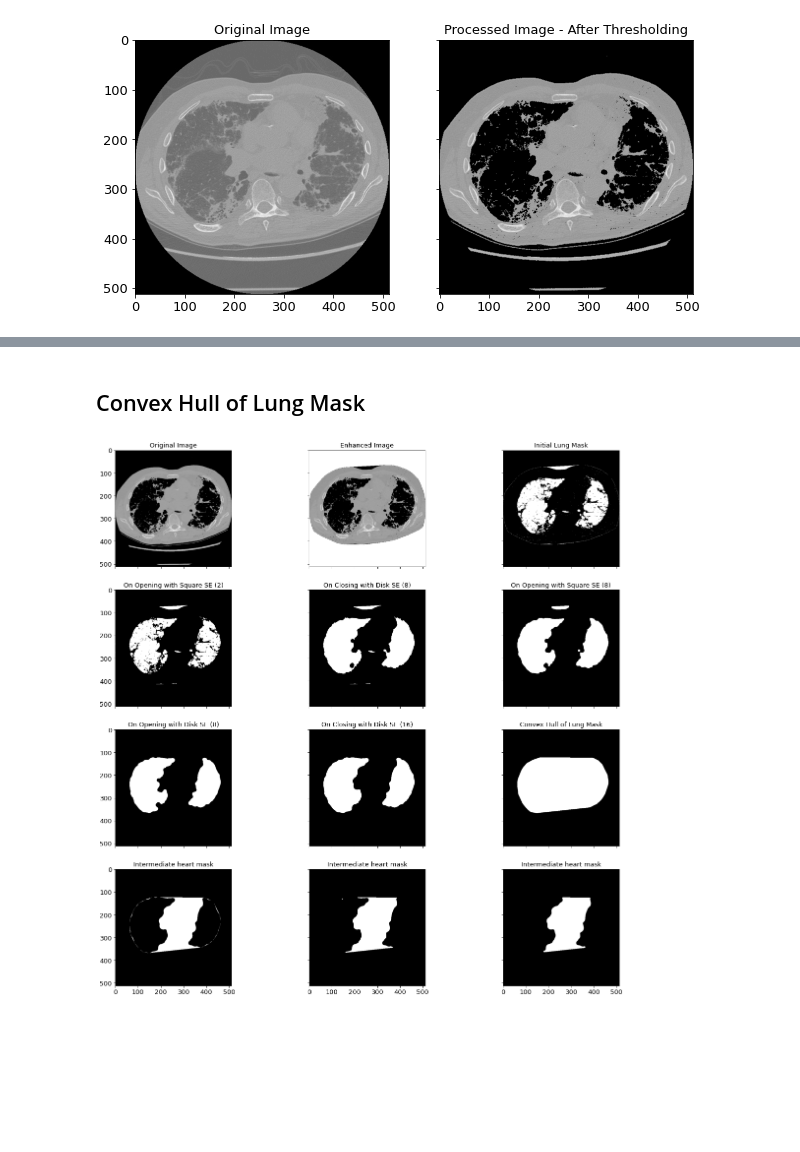
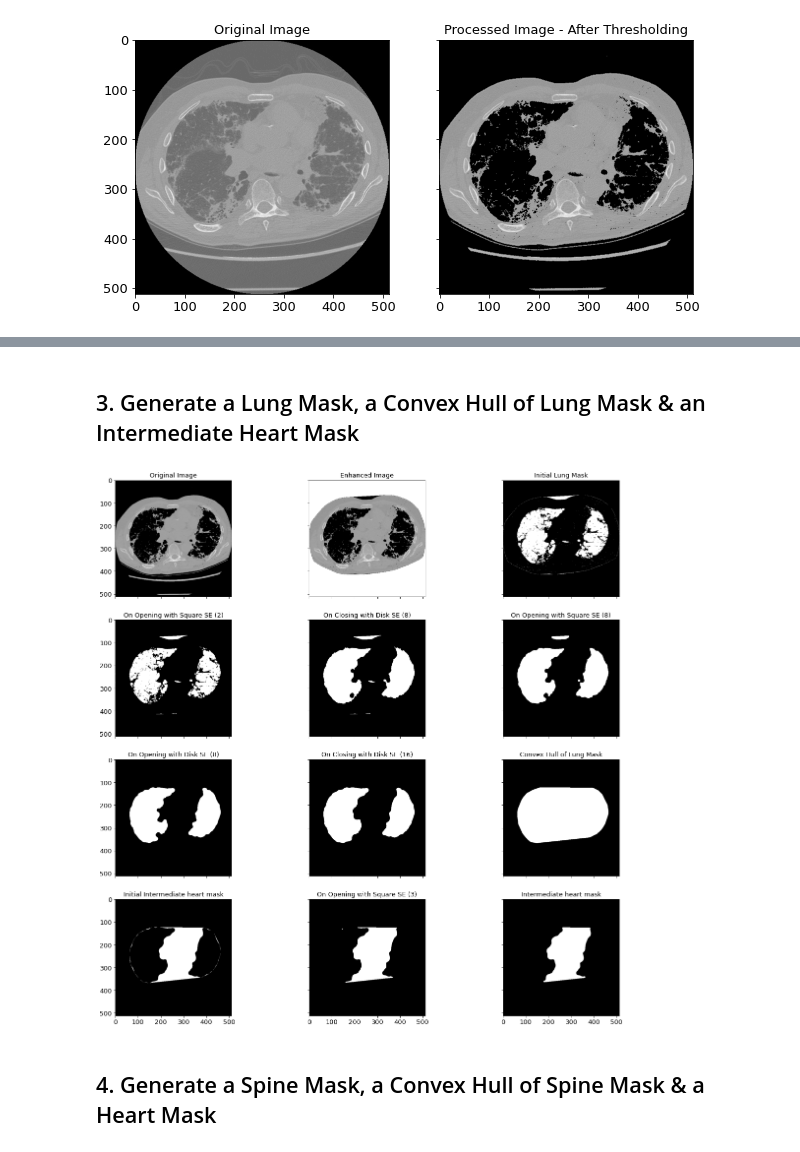
Before and after one commit to anushkahebbar/cardiac-segmentation, a Jupyter notebook: Segmentation with KMeans & Morphology Methods.ipynb, the cells around one changed output, grey strips where cells are left out. Drawn from its saved outputs; the diff is of its cells as text; code cells hidden in the pictures; blank space fills up the shorter version.

Commit message:
Intermediate heart mask segmented + formatting

```diff
--- a/Segmentation with KMeans & Morphology Methods.ipynb
+++ b/Segmentation with KMeans & Morphology Methods.ipynb
@@ -144,12 +144,12 @@ Center labels and their points: {0: array([0.08825217]), 1: array([112.26971435]
 # %%
-def chullForegroundMask(img):
+def chullForegroundMask(img, showOutput=0):
     '''
     Generate a convex hull of foreground mask
     Input: Whole chest CT image in grayscale format (512x512)
     Output: Convex hull of foreground mask in binary format (512x512)
     '''
 
-    centroid_clusters, segmented_img = imgKMeans(img, 2, showOutput=1)
+    centroid_clusters, segmented_img = imgKMeans(img, 2, showOutput=showOutput)
 
     fg_threshold = sum(centroid_clusters.values())[0] / 2
 
@@ -162,21 +162,22 @@ def chullForegroundMask(img):
 
     ch_fg_mask = convex_hull_image(fg_mask)
 
-    fig, axes = plt.subplots(1, 3, sharex=True, sharey=True, figsize=(16, 10))
-    axes = axes.ravel()
+    if showOutput:
+        fig, axes = plt.subplots(1, 3, sharex=True, sharey=True, figsize=(16, 10))
+        axes = axes.ravel()
 
-    axes[0].set_title('On Opening with Square SE (3)')
-    axes[0].imshow(fg_mask_opened, cmap='gray')
+        axes[0].set_title('On Opening with Square SE (3)')
+        axes[0].imshow(fg_mask_opened, cmap='gray')
 
-    axes[1].set_title('On Opening with Disk SE (4)')
-    axes[1].imshow(fg_mask_opened2, cmap='gray')
+        axes[1].set_title('On Opening with Disk SE (4)')
+        axes[1].imshow(fg_mask_opened2, cmap='gray')
 
-    axes[2].set_title('Convex Hull of Foreground Mask')
-    axes[2].imshow(ch_fg_mask, cmap='gray')
+        axes[2].set_title('Convex Hull of Foreground Mask')
+        axes[2].imshow(ch_fg_mask, cmap='gray')
 
     return fg_mask, ch_fg_mask, fg_threshold
 # %%
-fg_mask, ch_fg_mask, fg_threshold = chullForegroundMask(procImg)
+fg_mask, ch_fg_mask, fg_threshold = chullForegroundMask(procImg, showOutput=1)
 print('Threshold:', fg_threshold)
 # %% [output]
 262144 Labels:
@@ -189,5 +190,5 @@ Threshold: 78.939557454822
 [figure]
 [figure]
 # %% [markdown]
-## Convex Hull of Lung Mask
+## 3. Generate a Lung Mask, a Convex Hull of Lung Mask & an Intermediate Heart Mask
 # %%
@@ -264,6 +267,8 @@ def chullLungMask(img, ch_fg_mask, fg_threshold):
 
     return lung_mask, ch_lung_mask, int_heart_mask
 # %%
-enhanced = chullLungMask(procImg, ch_fg_mask, fg_threshold)
+enhanced = chullLungMask(procImg, ch_fg_mask, fg_threshold, showOutput=1)
 # %% [output]
-[figure, old version]
+[figure, new version]
+# %% [markdown]
+## 4. Generate a Spine Mask, a Convex Hull of Spine Mask & a Heart Mask
```
Also changed, not shown: parts of 5 cells of this notebook.
